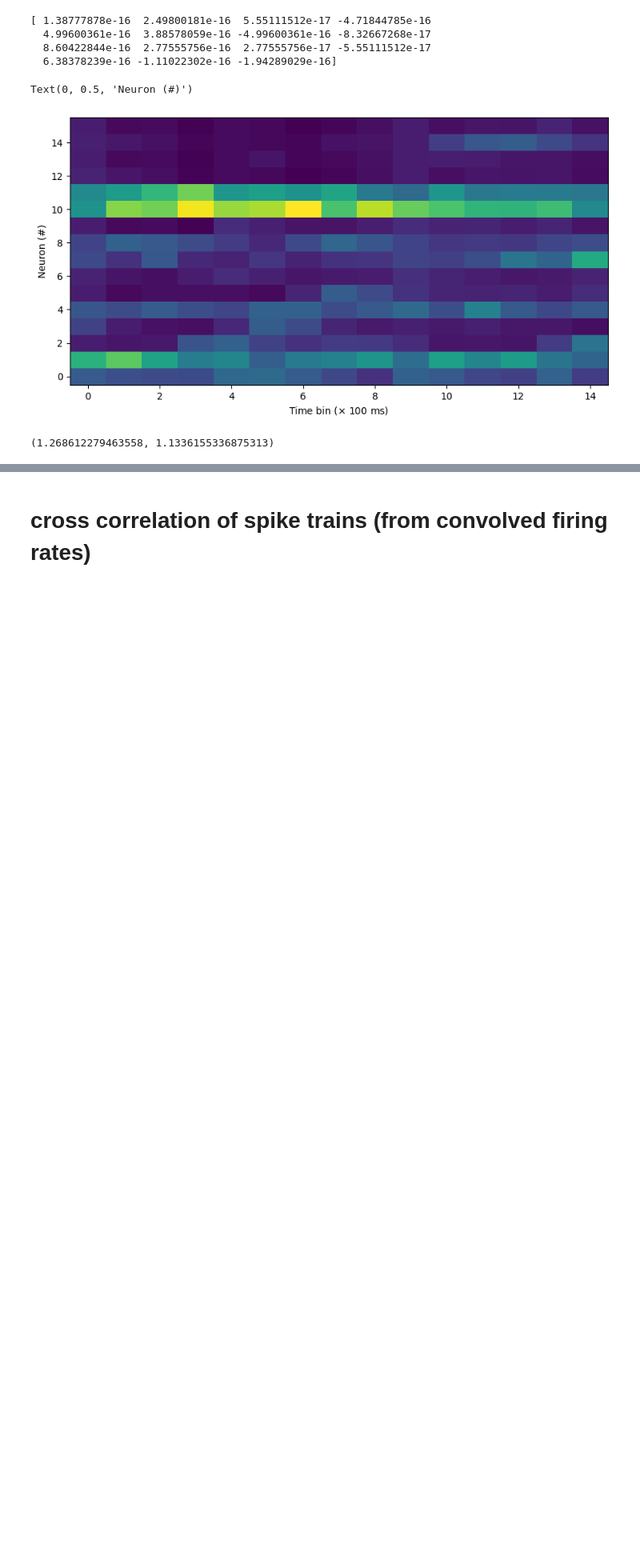
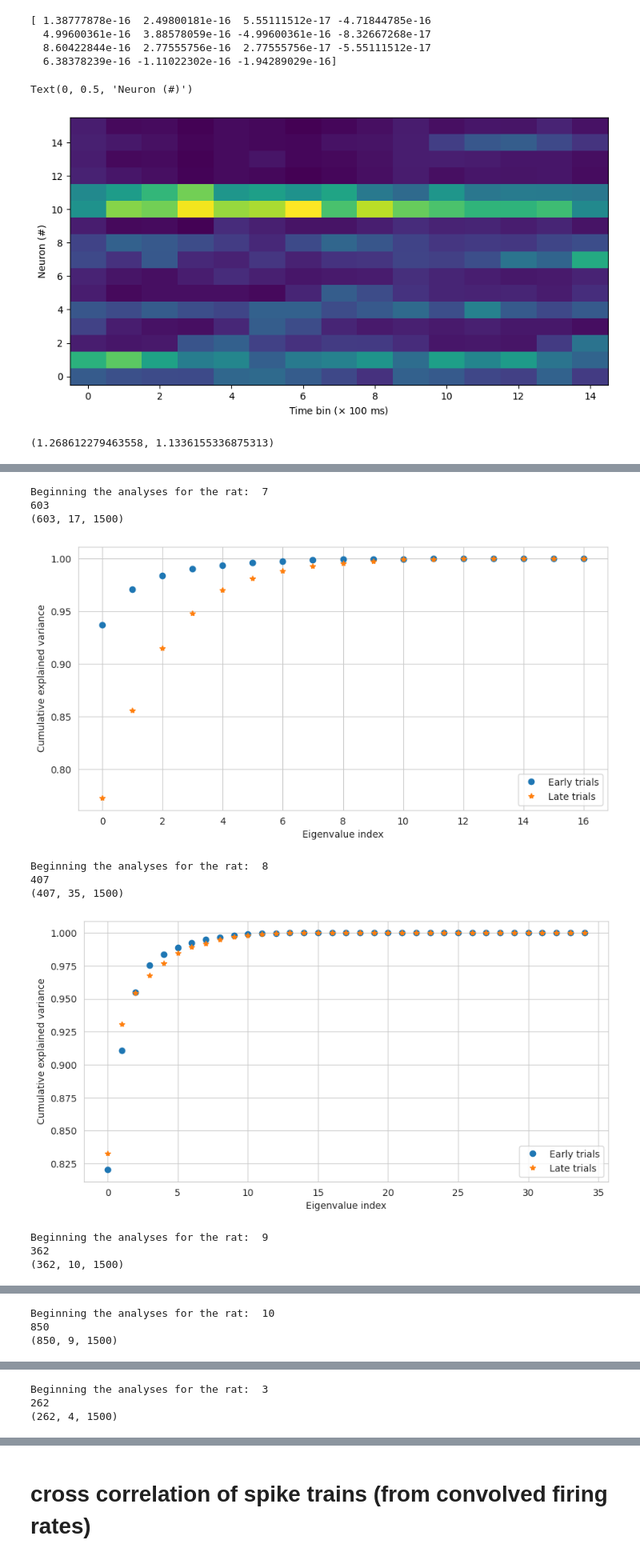
Before and after one commit to lfernandof/lfp_signals_analysis, a Jupyter notebook: participation_ratio_analysis.ipynb, the cells around one changed output, grey strips where cells are left out. Shown at 80% size. Saved outputs shown, nothing was run; the diff lists cells and outputs as text; code cells hidden in the pictures; blank space fills up the shorter version.

```diff
--- a/participation_ratio_analysis.ipynb
+++ b/participation_ratio_analysis.ipynb
@@ -503,0 +889,40 @@ participation_ratio(lowres_averaged_early),participation_ratio(lowres_averaged_l
+# %%
+def query_session(spikes_dataframe,group,day,region,filter_trials_between=[1.5,3.5],peri_trial_interval=-0.5):
+  data_subset = spikes_dataframe.query(f'group == {group} and day == {day} and region == "{region}" and duration >= {filter_trials_between[0]} and duration <= {filter_trials_between[1]}' +
+                                       f'and time >= {peri_trial_interval} and time <= {filter_trials_between[0]}').copy()
+
+  return data_subset
+
+data = session_data.copy()
+
+######## Group 1, day 1 ###########
+
+separated_rats = separate_rats(query_session(data,group=1,day=1,region='PFC'),check_num_neurons=True,min_num_neurons = 4)
+g1d1_PFC = early_late_scree_plots_per_rat(separated_rats,group=1,region='PFC',day=1)
+
+######## Group 2, day 1 ###########
+separated_rats = separate_rats(query_session(data,group=2,day=1,region='PFC'),check_num_neurons=True,min_num_neurons = 4)
+g2d1_PFC = early_late_scree_plots_per_rat(separated_rats,group=2,region='PFC',day=1)
+
+separated_rats = separate_rats(query_session(data,group=2,day=1,region='STR'),check_num_neurons=True,min_num_neurons = 4)
+g2d1_STR = early_late_scree_plots_per_rat(separated_rats,group=2,region='STR',day=1)
+
+
+######## Group 2, day 2 ###########
+separated_rats = separate_rats(query_session(data,group=2,day=2,region='PFC'),check_num_neurons=True,min_num_neurons = 4)
+g2d2_PFC = early_late_scree_plots_per_rat(separated_rats,group=2,region='PFC',day=2)
+
+separated_rats = separate_rats(query_session(data,group=2,day=2,region='STR'),check_num_neurons=True,min_num_neurons = 4)
+g2d2_STR = early_late_scree_plots_per_rat(separated_rats,group=2,region='STR',day=2)
+# %% [output]
+Beginning the analyses for the rat:  7
+603
+(603, 17, 1500)
+[figure, added]
+Beginning the analyses for the rat:  8
+407
+(407, 35, 1500)
+[figure, added]
+Beginning the analyses for the rat:  9
+362
+(362, 10, 1500)
@@ -503,0 +930,3 @@ participation_ratio(lowres_averaged_early),participation_ratio(lowres_averaged_l
+Beginning the analyses for the rat:  10
+850
+(850, 9, 1500)
@@ -503,0 +934,3 @@ participation_ratio(lowres_averaged_early),participation_ratio(lowres_averaged_l
+Beginning the analyses for the rat:  3
+262
+(262, 4, 1500)
```
Also changed, not shown: parts of 17 cells of this notebook.
